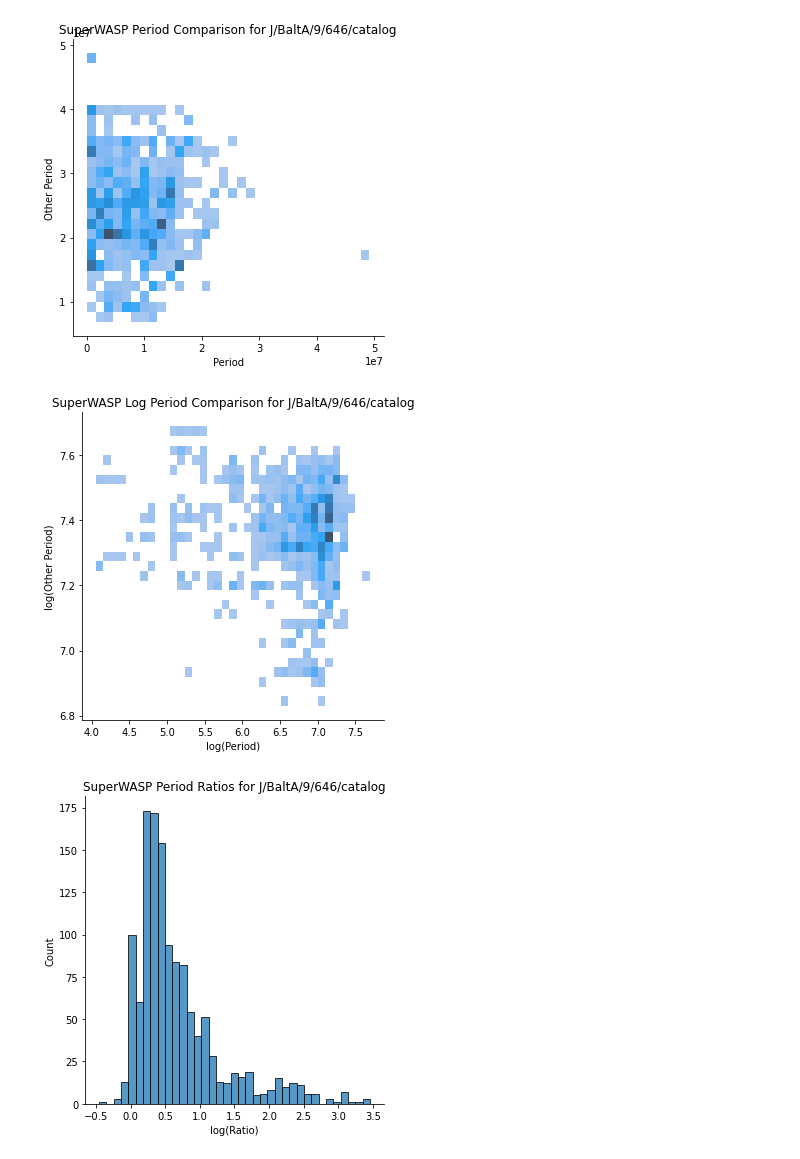
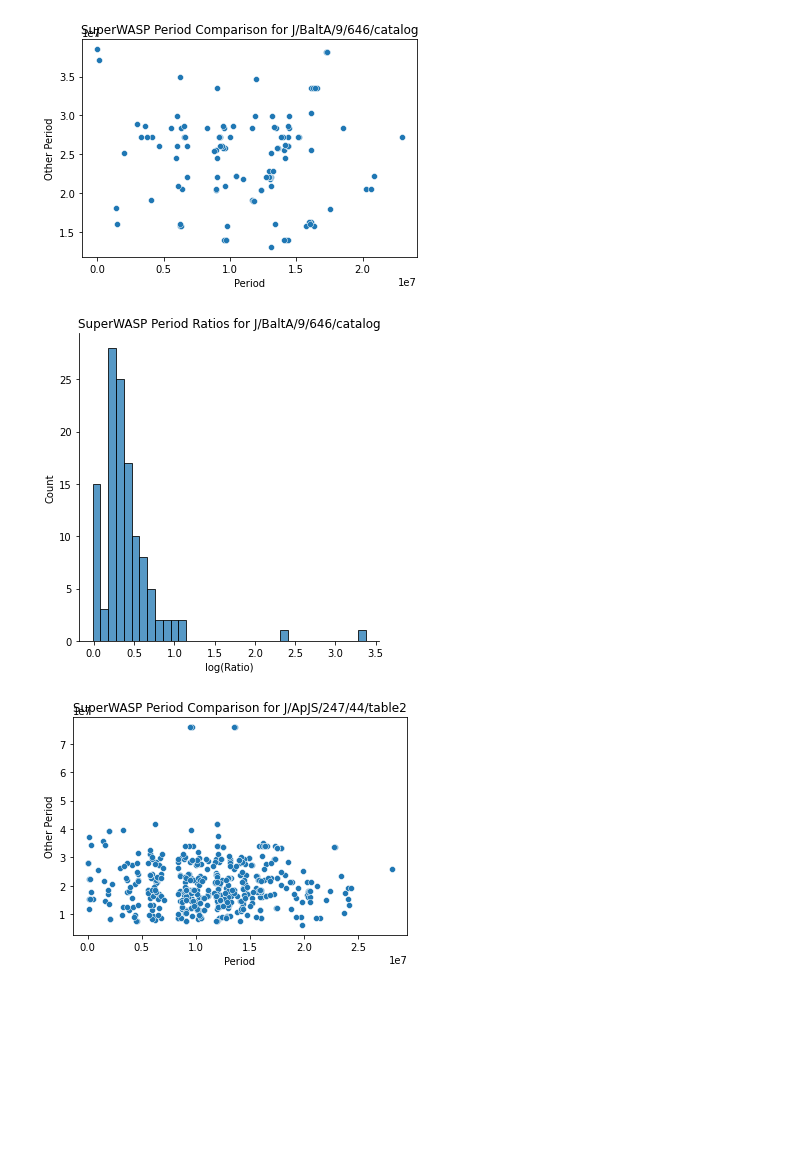
Before and after one commit to adammcmaster/superwasp-tools, a Jupyter notebook: crossref/period_comparison.ipynb, the cells around one changed output. Drawn from its saved outputs; the diff is of its cells as text; code cells hidden in the pictures; blank space fills up the shorter version.

Commit message:
Remove junk periods

```diff
--- a/crossref/period_comparison.ipynb
+++ b/crossref/period_comparison.ipynb
@@ -16,28 +16,25 @@ from catalogues import Catalogue
 
 import swasputils
 # %%
-superwasp_sources = swasputils.FoldedLightcurves().df
+superwasp_sources = swasputils.UnifiedSubjects().get_workflow(swasputils.MAIN_WORKFLOW).real.df
 superwasp_sources['SuperWASP Coords'] = superwasp_sources['SWASP ID'].replace(r'^1SWASP', '', regex=True)
 superwasp_periods = Table.from_pandas(superwasp_sources[['Period', 'SuperWASP Coords']])
 # %%
 for catalogue in Catalogue.all():
     matched_table = catalogue.matched_table
     matched_table['Other Period'] = matched_table[catalogue.per_col].to(u.second)
-    matched_periods = join(matched_table[['Other Period', 'SuperWASP Coords']], superwasp_periods).to_pandas()
+    matched_periods = join(matched_table[['Other Period', 'SuperWASP Coords']], superwasp_periods, join_type='inner').to_pandas()
     matched_periods['log(Period)'] = numpy.log10(matched_periods['Period'])
     matched_periods['log(Other Period)'] = numpy.log10(matched_periods['Other Period'])
     matched_periods['Ratio'] = matched_periods['Other Period'] / matched_periods['Period']
     matched_periods['log(Ratio)'] = numpy.log10(matched_periods['Ratio'])
 
-    seaborn.displot(data=matched_periods, x='Period', y='Other Period').set(title=f'SuperWASP Period Comparison for {catalogue}')
-    plt.show()
-
-    seaborn.displot(data=matched_periods, x='log(Period)', y='log(Other Period)').set(title=f'SuperWASP Log Period Comparison for {catalogue}')
+    seaborn.scatterplot(data=matched_periods, x='Period', y='Other Period').set(title=f'SuperWASP Period Comparison for {catalogue}')
     plt.show()
 
     seaborn.displot(data=matched_periods, x="log(Ratio)").set(title=f'SuperWASP Period Ratios for {catalogue}')
     plt.show()
 # %% [output]
-[figure, old version]
+[figure, new version]
-[figure, old version]
+[figure, new version]
-[figure, old version]
+[figure, new version]
```
Also changed, not shown: parts of 1 cell of this notebook.
